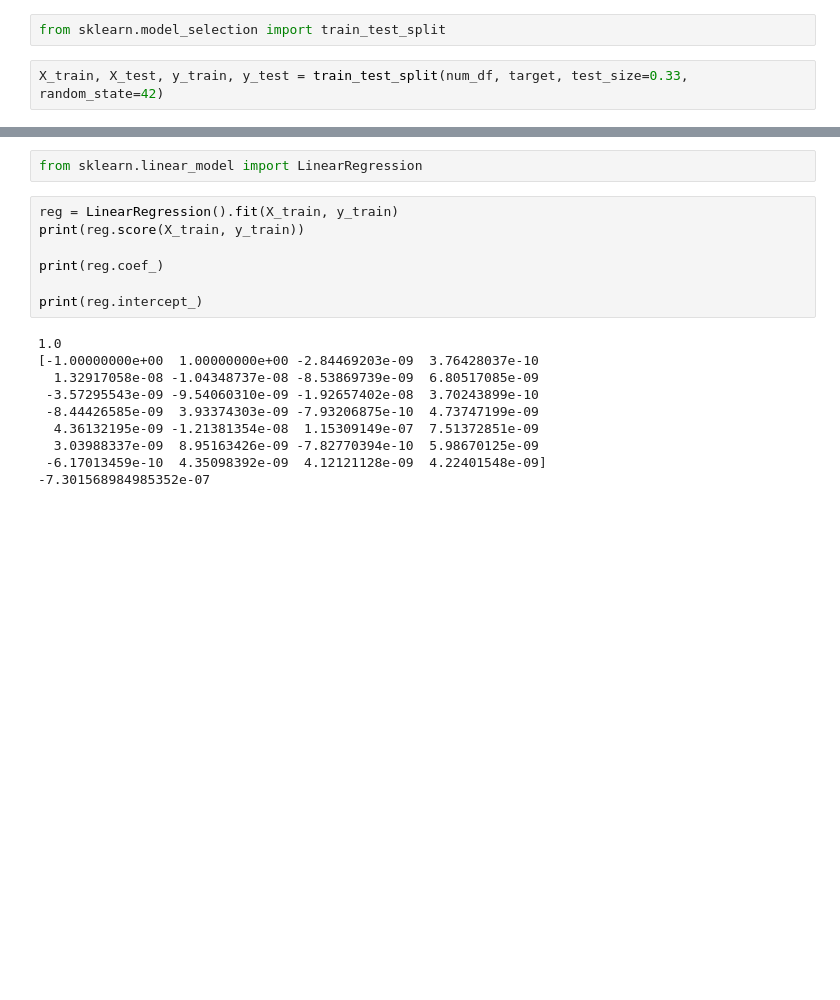
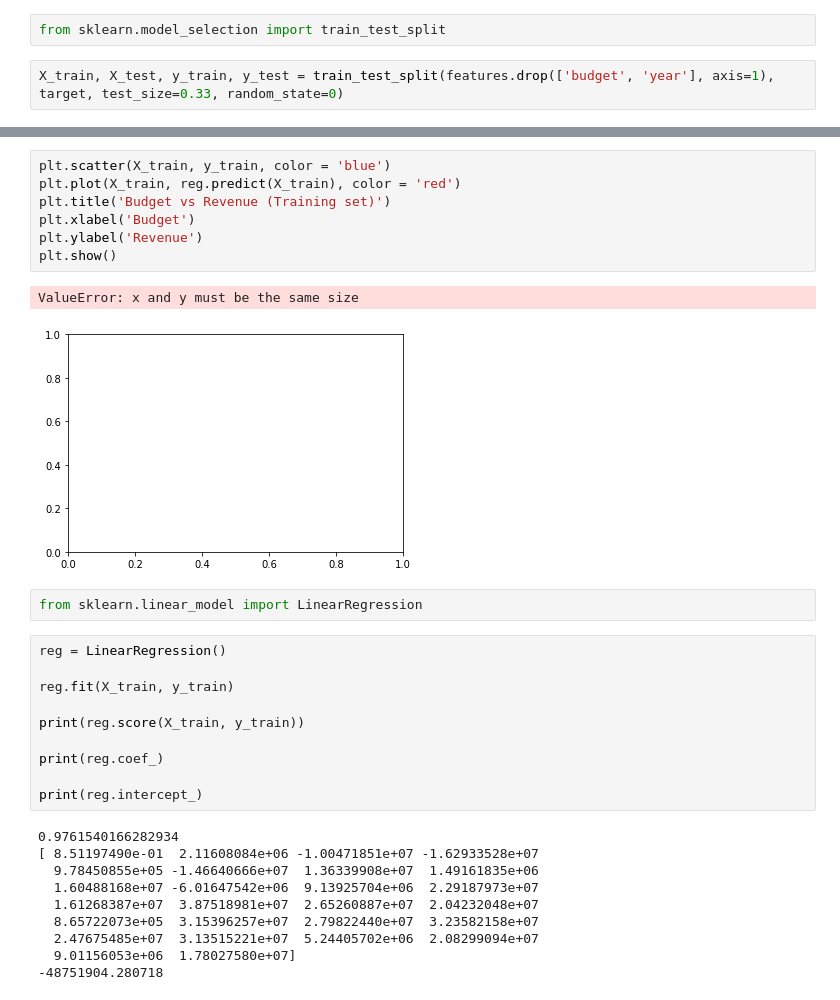
Before and after one commit to thomaspatrickhill/mod1_project_051120, a Jupyter notebook: Linear Regression Model 1.ipynb, the cells around one changed output, grey strips where cells are left out. Drawn from its saved outputs; the diff is of its cells as text; blank space fills up the shorter version.

Commit message:
change linear regression target

```diff
--- a/Linear Regression Model 1.ipynb
+++ b/Linear Regression Model 1.ipynb
@@ -176,4 +186,4 @@ Name: profitability, dtype: float64
 # %%
 from sklearn.model_selection import train_test_split
 # %%
-X_train, X_test, y_train, y_test = train_test_split(num_df, target, test_size=0.33, random_state=42)
+X_train, X_test, y_train, y_test = train_test_split(features.drop(['budget', 'year'], axis=1), target, test_size=0.33, random_state=0)
@@ -204,19 +243,32 @@ strong multicollinearity or other numerical problems.
+# %%
+plt.scatter(X_train, y_train, color = 'blue')
+plt.plot(X_train, reg.predict(X_train), color = 'red')
+plt.title('Budget vs Revenue (Training set)')
+plt.xlabel('Budget')
+plt.ylabel('Revenue')
+plt.show()
+# %% [output]
+ValueError: x and y must be the same size
+[figure, added]
 # %%
 from sklearn.linear_model import LinearRegression
 # %%
-reg = LinearRegression().fit(X_train, y_train)
+reg = LinearRegression()
+
+reg.fit(X_train, y_train)
+
 print(reg.score(X_train, y_train))
 
 print(reg.coef_)
 
 print(reg.intercept_)
 # %% [output]
-1.0
-[-1.00000000e+00  1.00000000e+00 -2.84469203e-09  3.76428037e-10
-  1.32917058e-08 -1.04348737e-08 -8.53869739e-09  6.80517085e-09
- -3.57295543e-09 -9.54060310e-09 -1.92657402e-08  3.70243899e-10
- -8.44426585e-09  3.93374303e-09 -7.93206875e-10  4.73747199e-09
-  4.36132195e-09 -1.21381354e-08  1.15309149e-07  7.51372851e-09
-  3.03988337e-09  8.95163426e-09 -7.82770394e-10  5.98670125e-09
- -6.17013459e-10  4.35098392e-09  4.12121128e-09  4.22401548e-09]
--7.301568984985352e-07
+0.9761540166282934
+[ 8.51197490e-01  2.11608084e+06 -1.00471851e+07 -1.62933528e+07
+  9.78450855e+05 -1.46640666e+07  1.36339908e+07  1.49161835e+06
+  1.60488168e+07 -6.01647542e+06  9.13925704e+06  2.29187973e+07
+  1.61268387e+07  3.87518981e+07  2.65260887e+07  2.04232048e+07
+  8.65722073e+05  3.15396257e+07  2.79822440e+07  3.23582158e+07
+  2.47675485e+07  3.13515221e+07  5.24405702e+06  2.08299094e+07
+  9.01156053e+06  1.78027580e+07]
+-48751904.280718
```
Also changed, not shown: parts of 8 cells of this notebook.
